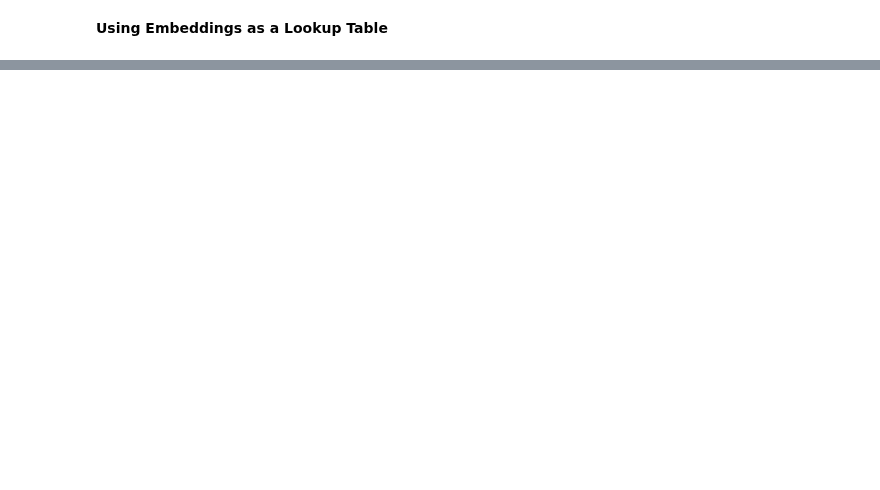
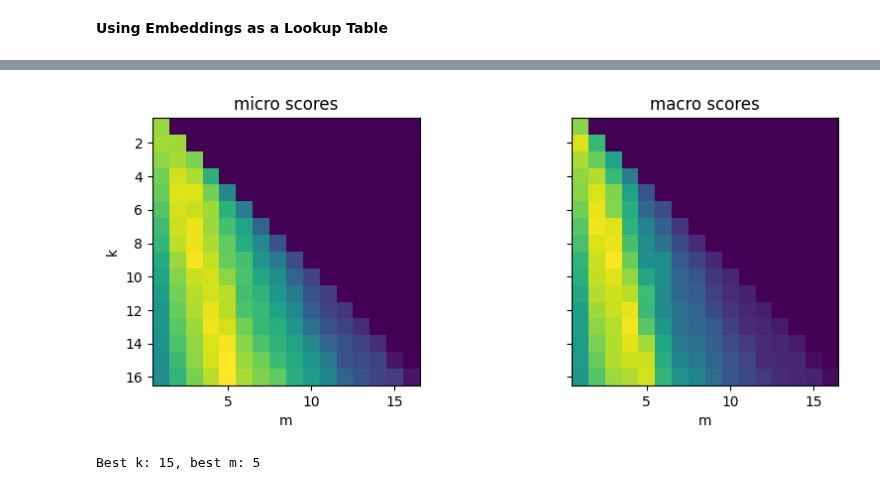
Before and after one commit to JimmyCai91/CVML, a Jupyter notebook: huggingface-dealing-with-few-to-no-labels.ipynb, the cells around one changed output, grey strips where cells are left out. Saved outputs shown, nothing was run; the diff lists cells and outputs as text; code cells hidden in the pictures; blank space fills up the shorter version.

Commit message:
add dealing with few to no labels

```diff
--- a/huggingface-dealing-with-few-to-no-labels.ipynb
+++ b/huggingface-dealing-with-few-to-no-labels.ipynb
@@ -446,0 +524,7 @@ Some weights of the model checkpoint at miguelvictor/python-gpt2-large were not
+# %%
+tokenizer.pad_token = tokenizer.eos_token
+embs_train = ds["train"].map(embed_text, batched=True, batch_size=16)
+embs_valid = ds["valid"].map(embed_text, batched=True, batch_size=16)
+embs_test = ds["test"].map(embed_text, batched=True, batch_size=16)
+# %%
+embs_train.add_faiss_index("embedding")
@@ -446,0 +572,45 @@ Some weights of the model checkpoint at miguelvictor/python-gpt2-large were not
+# %%
+from sklearn.metrics import classification_report
+
+def get_sample_preds(sample, m):
+  return (np.sum(sample["label_ids"], axis=0) >= m).astype(int)
+
+def find_best_k_m(ds_train, valid_queries, valid_labels, max_k=17):
+  max_k = min(len(ds_train), max_k)
+  perf_micro = np.zeros((max_k, max_k))
+  perf_macro = np.zeros((max_k, max_k))
+  for k in range(1, max_k):
+    for m in range(1, k + 1):
+      _, samples = ds_train.get_nearest_examples_batch("embedding",
+                                                       valid_queries, k=k)
+      y_pred = np.array([get_sample_preds(s, m) for s in samples])
+      clf_report = classification_report(valid_labels, y_pred,
+                                         target_names=mlb.classes_,
+                                         zero_division=0, output_dict=True)
+      perf_micro[k, m] = clf_report["micro avg"]["f1-score"]
+      perf_macro[k, m] = clf_report["macro avg"]["f1-score"]
+  return perf_micro, perf_macro
+# %%
+valid_labels = np.array(embs_valid["label_ids"])
+valid_queries = np.array(embs_valid["embedding"], dtype=np.float32)
+perf_micro, perf_macro = find_best_k_m(embs_train, valid_queries, valid_labels)
+# %%
+fig, (ax0, ax1) = plt.subplots(1, 2, figsize=(10, 3.5), sharey=True)
+ax0.imshow(perf_micro)
+ax1.imshow(perf_macro)
+
+ax0.set_title("micro scores")
+ax0.set_ylabel("k")
+ax1.set_title("macro scores")
+for ax in [ax0, ax1]:
+  ax.set_xlim([0.5, 17 - 0.5])
+  ax.set_ylim([17 - 0.5, 0.5])
+  ax.set_xlabel("m")
+plt.show()
+# %% [output]
+[figure, added]
+# %%
+k, m = np.unravel_index(perf_micro.argmax(), perf_micro.shape)
+print(f"Best k: {k}, best m: {m}")
+# %% [output]
+Best k: 15, best m: 5
```
Also changed, not shown: parts of 34 cells of this notebook.
